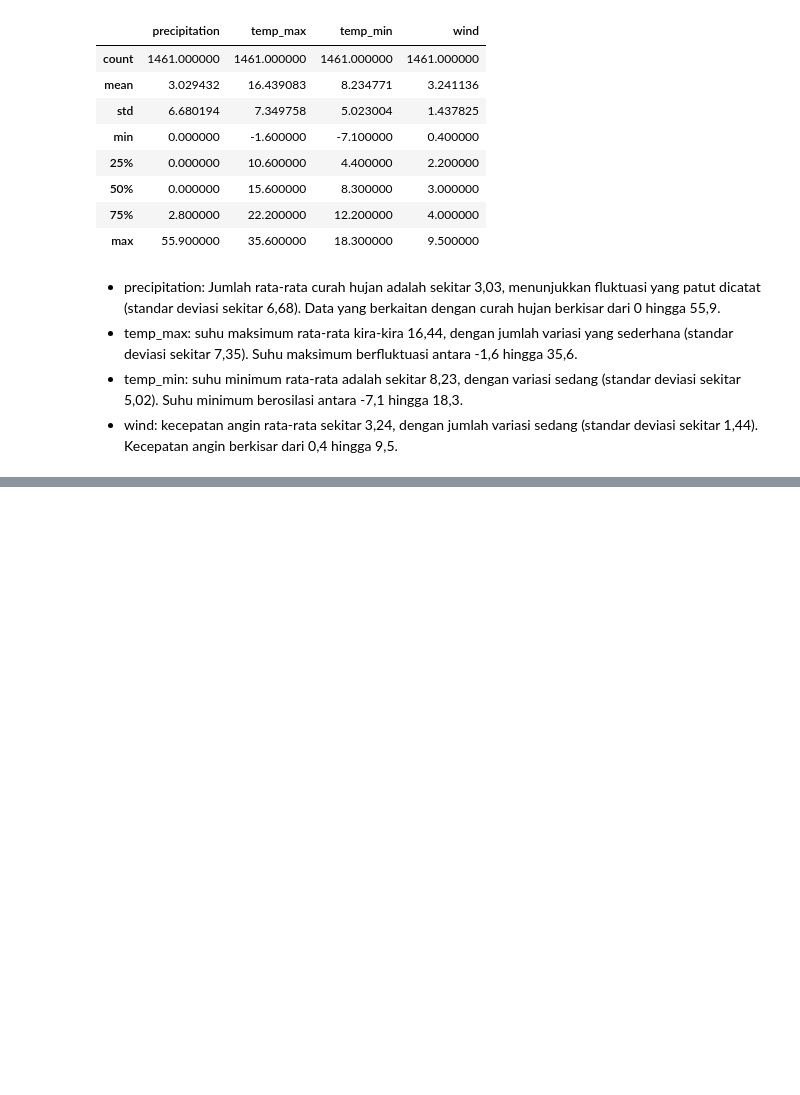
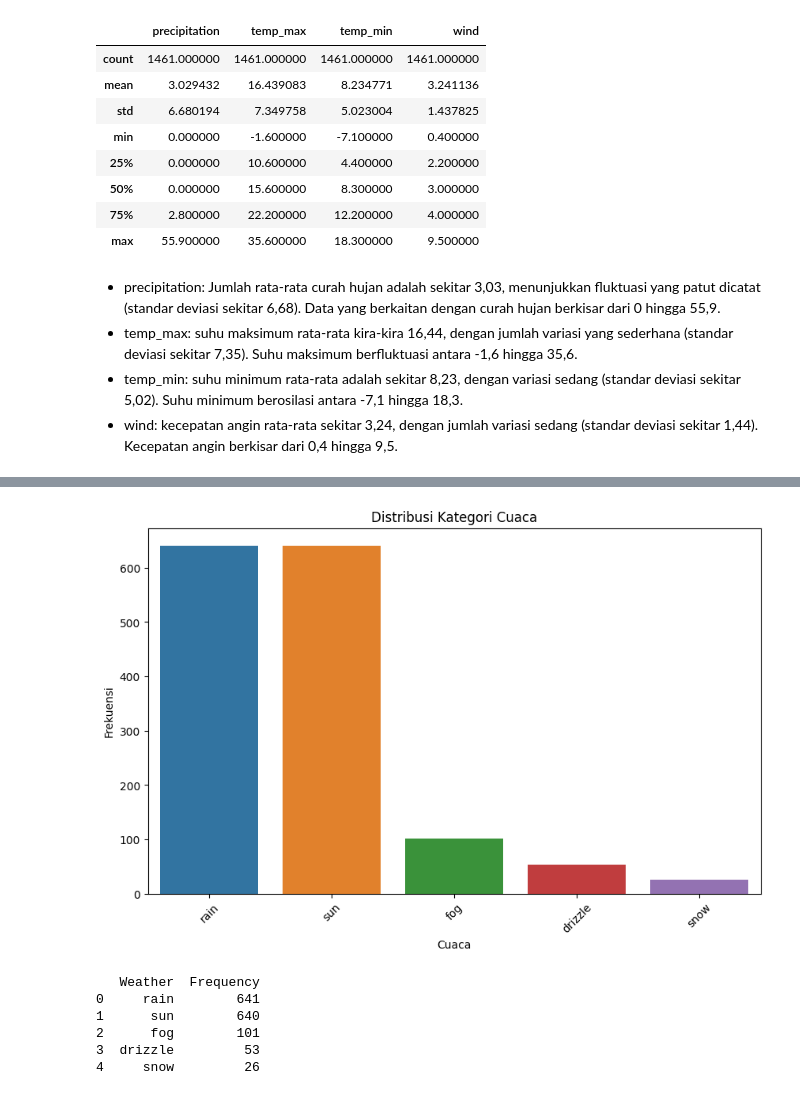
Before and after one commit to rezaldii/Diabetes-prediction, a Jupyter notebook: Weather-Prediction.ipynb, the cells around one changed output, grey strips where cells are left out. Cells and saved outputs as stored; diff of their text form; code cells hidden in the pictures; blank space fills up the shorter version.

```diff
--- a/Weather-Prediction.ipynb
+++ b/Weather-Prediction.ipynb
@@ -71,0 +100,39 @@ df.describe()
+# %%
+# Memisahkan fitur numerik dan kategorikal
+numerical_features = ['precipitation', 'temp_max', 'temp_min', 'wind']
+categorical_features = ['weather']
+
+# Membuat DataFrame baru untuk fitur numerik
+df_numerical = df[numerical_features]
+
+# Membuat DataFrame baru untuk fitur kategorikal
+df_categorical = df[categorical_features]
+# %%
+import matplotlib.pyplot as plt
+import seaborn as sns
+
+# Hitung frekuensi masing-masing kategori cuaca
+weather_counts = df_categorical['weather'].value_counts()
+
+# Visualisasi distribusi cuaca
+plt.figure(figsize=(10, 6))
+sns.barplot(x=weather_counts.index, y=weather_counts.values)
+plt.title('Distribusi Kategori Cuaca')
+plt.xlabel('Cuaca')
+plt.ylabel('Frekuensi')
+plt.xticks(rotation=45)
+plt.show()
+# %% [output]
+[figure, added]
+# %%
+# Tabel frekuensi cuaca
+weather_frequency_table = df_categorical['weather'].value_counts().reset_index()
+weather_frequency_table.columns = ['Weather', 'Frequency']
+print(weather_frequency_table)
+# %% [output]
+   Weather  Frequency
+0     rain        641
+1      sun        640
+2      fog        101
+3  drizzle         53
+4     snow         26
```
Also changed, not shown: parts of 6 cells of this notebook.
